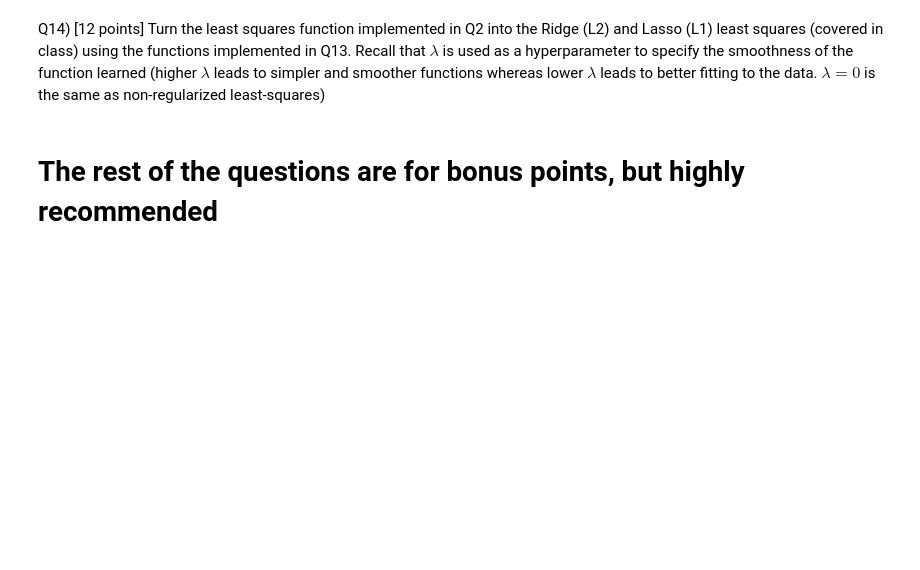
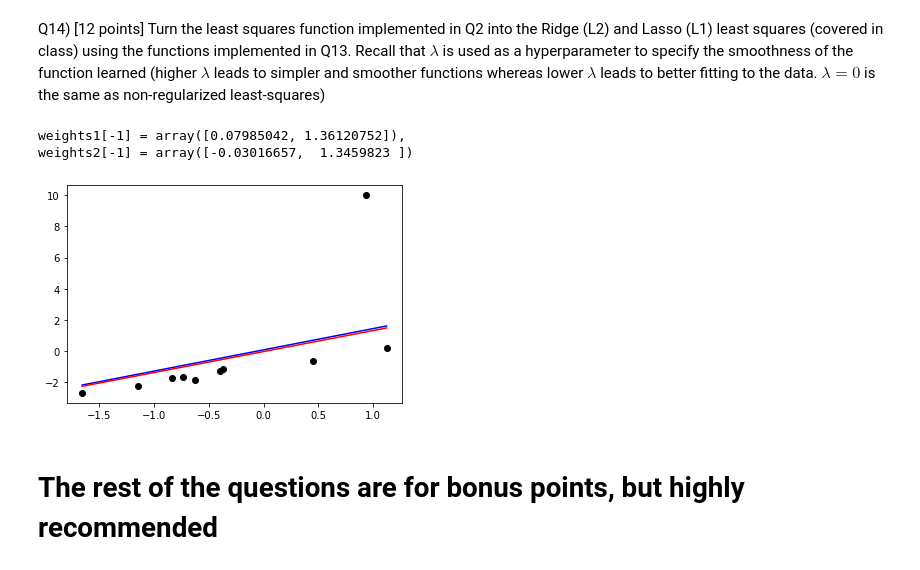
Before and after one commit to lostflux/machine-learning, a Jupyter notebook: HW2/HW2.ipynb, the cells around one changed output. Cells and saved outputs as stored; diff of their text form; code cells hidden in the pictures; blank space fills up the shorter version.

```diff
--- a/HW2/HW2.ipynb
+++ b/HW2/HW2.ipynb
@@ -192,20 +218,76 @@ Q12) [4 points] Use the functions above to report the MSE and MAD for the two mo
 Q13) [6 points] Implement the L1 and L2 regularizers from class. Recall the regularizers take in input the weight vector and return a score based on the L1 or L2 norm of the weights
 # %%
 def L2_regularizer(w):
+    L2 = np.sqrt(np.sum(np.square(w)))
     return L2
 
 def L1_regularizer(w):
+    L1 = np.sum(np.abs(w))
     return L1
 # %% [markdown]
 Q14) [12 points] Turn the least squares function implemented in Q2 into the Ridge (L2) and Lasso (L1) least squares (covered in class) using the functions implemented in Q13. Recall that $\lambda$ is used as a hyperparameter to specify the smoothness of the function learned (higher $\lambda$ leads to simpler and smoother functions whereas lower $\lambda$ leads to better fitting to the data. $\lambda=0$ is the same as non-regularized least-squares)
 # %%
-def ridge(w,x,y,lmbda):
+def ridge(w, x, y, lmbda):
     #your code here
+    cost = least_squares(w, x, y) + lmbda * L2_regularizer(w)
     return cost
 
 def lasso(w,x,y,lmbda):
     #your code here
+    cost = least_squares(w, x, y) + lmbda * L1_regularizer(w)
     return cost
+# %%
+def gradient_descent(g, alpha, lmbda, max_its, w, x, y):
+    """
+        Gradient Descent.
+
+        Inputs:
+            `g`: cost function.
+            `alpha`: learning rate
+            `max_its`: number of iterations
+            `w`: initial weight
+        Outputs:
+
+            `returns`: lists of weights and corresponding costs
+                        costs after each iteration step.
+    """
+
+    # 0. init
+    gradient = grad(g)
+    weight_history = [w]
+    cost_history = [g(w, x, y, lmbda)]
+
+    # 1. iterate
+    for step in range(max_its):
+
+        # 2. step
+        w -= alpha * gradient(w, x, y, lmbda)
+
+        # 3. record
+        cost_history.append(g(w, x, y, lmbda))
+        weight_history.append(w)
+
+    return weight_history, cost_history
+
+max_its = 100
+alpha = 0.1
+lmbda = 2
+weights1, costs1 = gradient_descent(ridge, alpha, lmbda, max_its, np.array([1.0, 1.0]), x, y)
+weights2, costs2 = gradient_descent(lasso, alpha, lmbda, max_its, np.array([1.0, 1.0]), x, y)
+
+s = np.linspace(np.min(x),np.max(x))
+
+print(f"{weights1[-1] = },\n{weights2[-1] = }")
+ys1 = model(s, weights1[-1])
+ys2 = model(s, weights2[-1])
+plt.scatter(x, y, color="black")
+plt.plot(s, ys1, color='blue')
+plt.plot(s, ys2, color='red')
+plt.show()
+# %% [output]
+weights1[-1] = array([0.07985042, 1.36120752]),
+weights2[-1] = array([-0.03016657,  1.3459823 ])
+[figure, added]
 # %% [markdown]
 # The rest of the questions are for bonus points, but highly recommended
 # %% [markdown]
```
Also changed, not shown: parts of 13 cells of this notebook.
